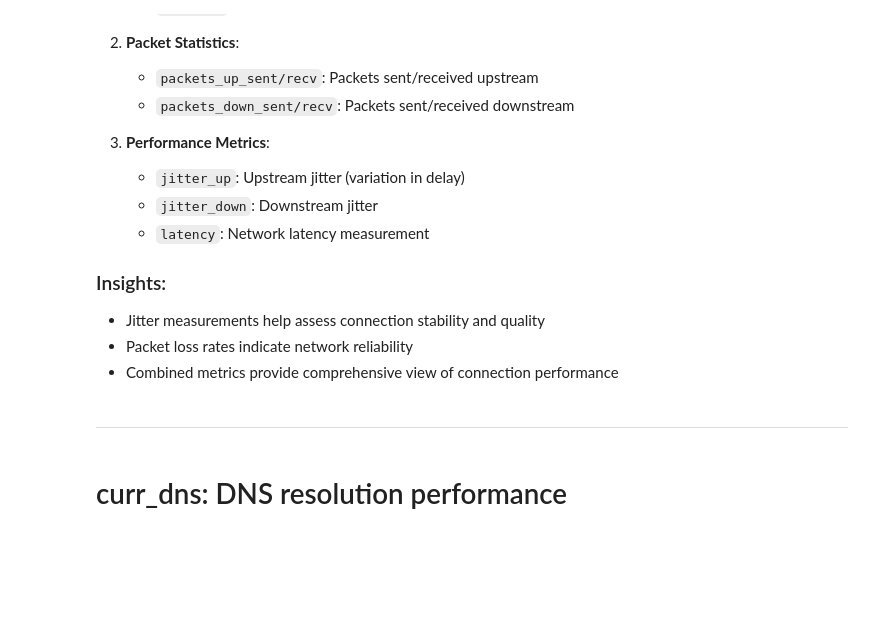
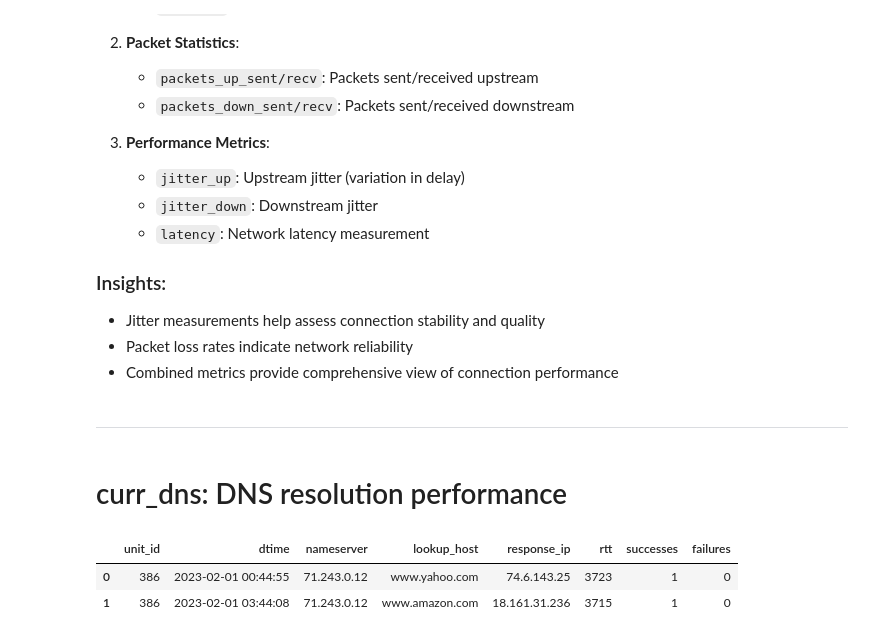
Before and after one commit to Mohammed-abdulaziz-eisa/WBS-MBA, a Jupyter notebook: notebooks/01_data_exploration.ipynb, the cells around one changed output. Cells and saved outputs as stored; diff of their text form; code cells hidden in the pictures; blank space fills up the shorter version.

Commit message:
feat(eda): initial data exploration of fcc broadband performace datasets

```diff
--- a/notebooks/01_data_exploration.ipynb
+++ b/notebooks/01_data_exploration.ipynb
@@ -307,3 +307,11 @@ The UDP jitter datasets (`curr_udpjitter.csv` and `curr_udpjitter6.csv`) measure
 ----
 # %% [markdown]
 #  curr_dns: DNS resolution performance
+# %%
+df_dns = pd.read_csv('../data/raw/curr_dns.csv')
+# %%
+df_dns.head(2)
+# %% [output]
+|  | unit_id | dtime | nameserver | lookup_host | response_ip | rtt | successes | failures |
+| 0 | 386 | 2023-02-01 00:44:55 | 71.243.0.12 | www.yahoo.com | 74.6.143.25 | 3723 | 1 | 0 |
+| 1 | 386 | 2023-02-01 03:44:08 | 71.243.0.12 | www.amazon.com | 18.161.31.236 | 3715 | 1 | 0 |
```
Also changed, not shown: parts of 1 cell of this notebook.
